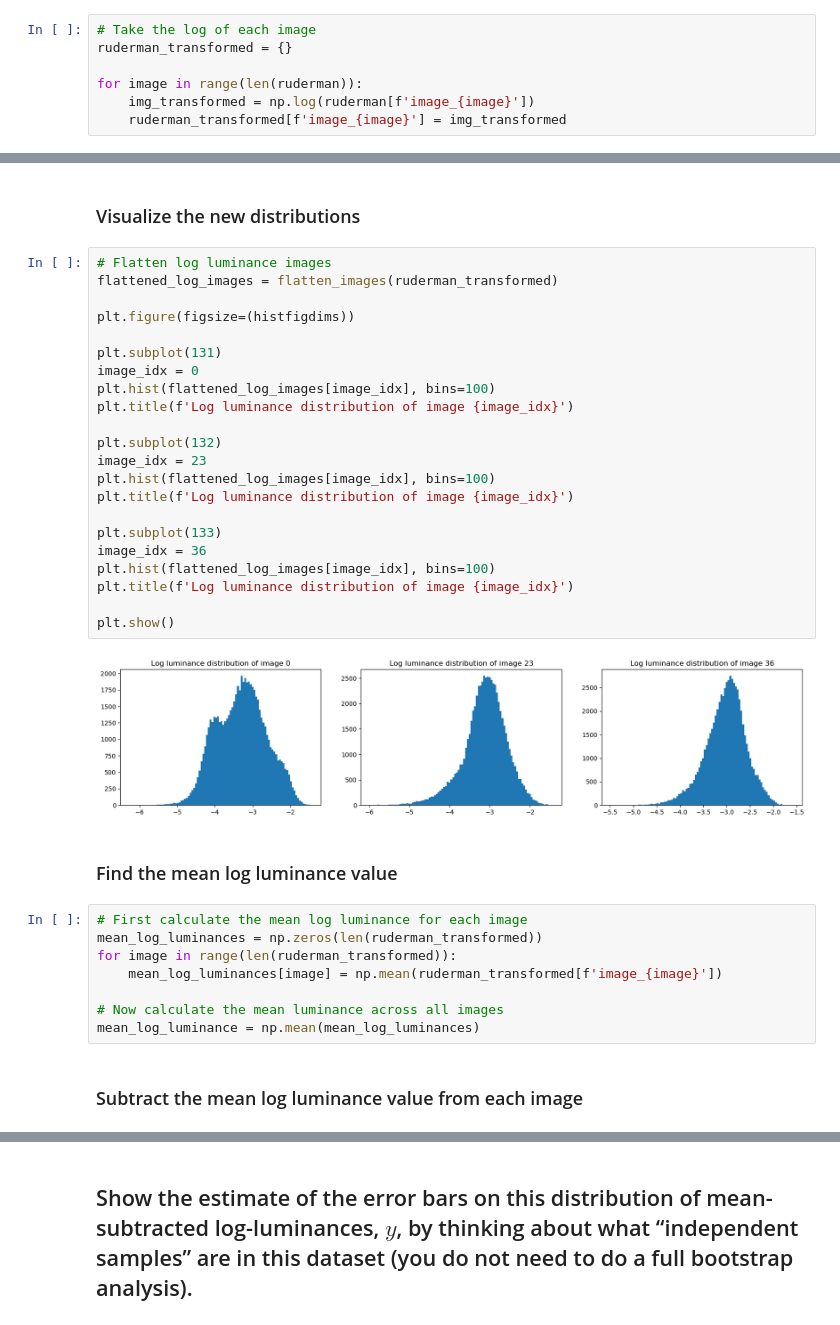
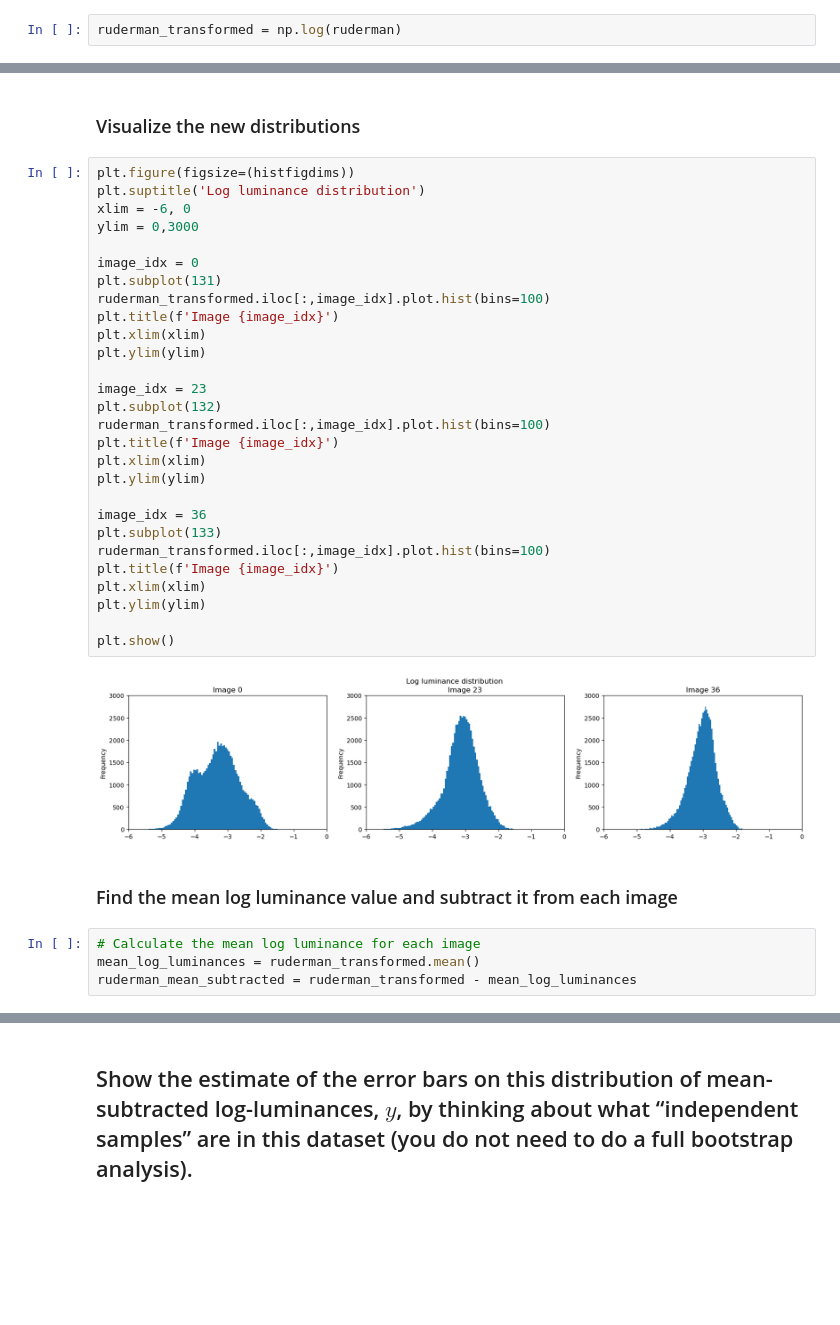
Before and after one commit to acumpelik/DSSC23, a Jupyter notebook: DSSC23-Homework5-Andrea_Cumpelik.ipynb, the cells around one changed output, grey strips where cells are left out. Cells and saved outputs as stored; diff of their text form; blank space fills up the shorter version.

```diff
--- a/DSSC23-Homework5-Andrea_Cumpelik.ipynb
+++ b/DSSC23-Homework5-Andrea_Cumpelik.ipynb
@@ -134,9 +133,4 @@ plt.show()
 # %% [markdown]
 ## For each image, transform it by taking the log of the pixel luminance values, and subtracting the mean value of log luminance across each image.
 # %%
-# Take the log of each image
-ruderman_transformed = {}
-
-for image in range(len(ruderman)):
-    img_transformed = np.log(ruderman[f'image_{image}'])
-    ruderman_transformed[f'image_{image}'] = img_transformed
+ruderman_transformed = np.log(ruderman)
@@ -165,38 +161,38 @@ plt.show()
 # %% [markdown]
 ### Visualize the new distributions
-# %%
-# Flatten log luminance images
-flattened_log_images = flatten_images(ruderman_transformed)
-
-plt.figure(figsize=(histfigdims))
-
-plt.subplot(131)
-image_idx = 0
-plt.hist(flattened_log_images[image_idx], bins=100)
-plt.title(f'Log luminance distribution of image {image_idx}')
-
-plt.subplot(132)
-image_idx = 23
-plt.hist(flattened_log_images[image_idx], bins=100)
-plt.title(f'Log luminance distribution of image {image_idx}')
-
-plt.subplot(133)
-image_idx = 36
-plt.hist(flattened_log_images[image_idx], bins=100)
-plt.title(f'Log luminance distribution of image {image_idx}')
-
-plt.show()
-# %% [output]
-[figure, removed]
+# %%
+plt.figure(figsize=(histfigdims))
+plt.suptitle('Log luminance distribution')
+xlim = -6, 0
+ylim = 0,3000
+
+image_idx = 0
+plt.subplot(131)
+ruderman_transformed.iloc[:,image_idx].plot.hist(bins=100)
+plt.title(f'Image {image_idx}')
+plt.xlim(xlim)
+plt.ylim(ylim)
+
+image_idx = 23
+plt.subplot(132)
+ruderman_transformed.iloc[:,image_idx].plot.hist(bins=100)
+plt.title(f'Image {image_idx}')
+plt.xlim(xlim)
+plt.ylim(ylim)
+
+image_idx = 36
+plt.subplot(133)
+ruderman_transformed.iloc[:,image_idx].plot.hist(bins=100)
+plt.title(f'Image {image_idx}')
+plt.xlim(xlim)
+plt.ylim(ylim)
+
+plt.show()
+# %% [output]
+[figure, added]
 # %% [markdown]
-### Find the mean log luminance value
+### Find the mean log luminance value and subtract it from each image
 # %%
-# First calculate the mean log luminance for each image
-mean_log_luminances = np.zeros(len(ruderman_transformed))
-for image in range(len(ruderman_transformed)):
-    mean_log_luminances[image] = np.mean(ruderman_transformed[f'image_{image}'])
-
-# Now calculate the mean luminance across all images
-mean_log_luminance = np.mean(mean_log_luminances)
+# Calculate the mean log luminance for each image
+mean_log_luminances = ruderman_transformed.mean()
+ruderman_mean_subtracted = ruderman_transformed - mean_log_luminances
-# %% [markdown]
-### Subtract the mean log luminance value from each image
```
Also changed, not shown: parts of 21 cells of this notebook.
